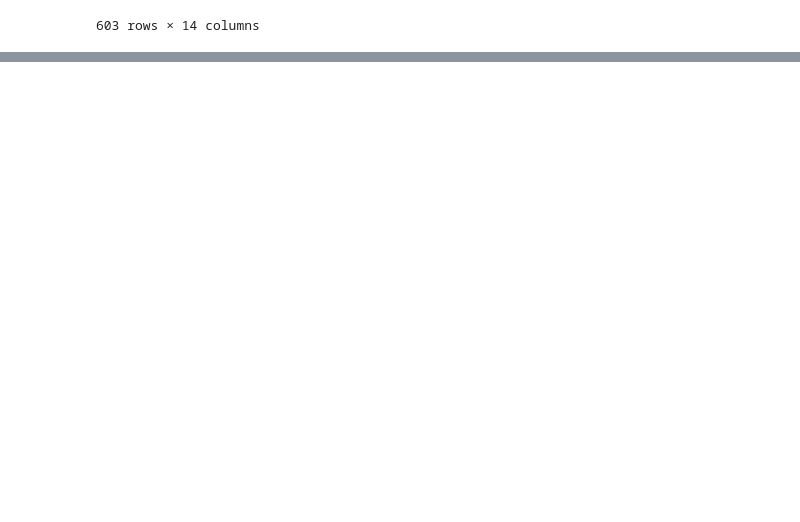
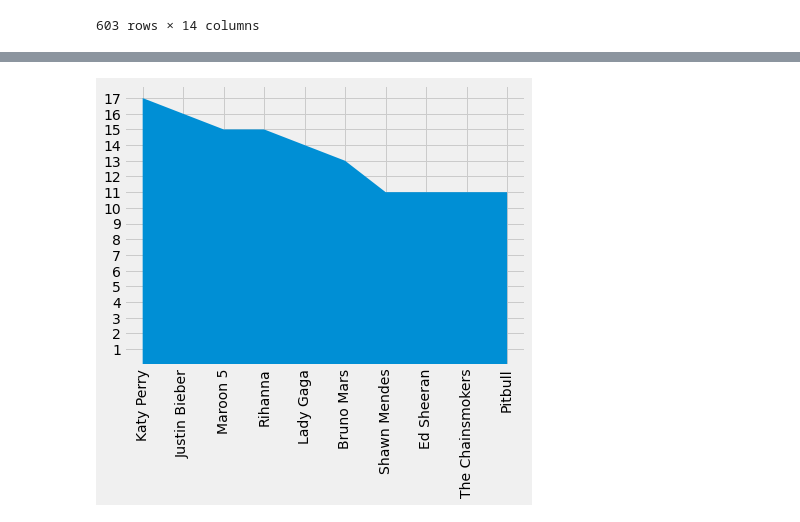
Before and after one commit to jvalliere/CMPS240-final-project, a Jupyter notebook: CMPS240_final_project.ipynb, the cells around one changed output, grey strips where cells are left out. Cells and saved outputs as stored; diff of their text form; code cells hidden in the pictures; blank space fills up the shorter version.

```diff
--- a/CMPS240_final_project.ipynb
+++ b/CMPS240_final_project.ipynb
@@ -71,5 +71,15 @@ plt.show()
 #Examining how many songs have the word "You" (or a variation of it) in the title and visualize it
 # %%
 #Selecting top 10 artists with a song from the top 10s and visualizing how many each had
+top10s_count = top10s['artist'].value_counts()[0:10]
+top10s_count
+artists_yr = top10s['artist'].value_counts().keys()[0:10]
+plt.stackplot(artists_yr, top10s_count)
+plt.xticks(artists_yr, rotation = 90)
+plt.xticks(np.arange(0, len(artists_yr),1))
+plt.yticks(np.arange(1, max(top10s_count)+1, 1))
+plt.show()
+# %% [output]
+[figure, added]
 # %%
 #Looking at the first 5 years compared to the last 5 years, make graphs of genres (and maybe other variables) and see if theres a variation
```
Also changed, not shown: parts of 3 cells of this notebook.
